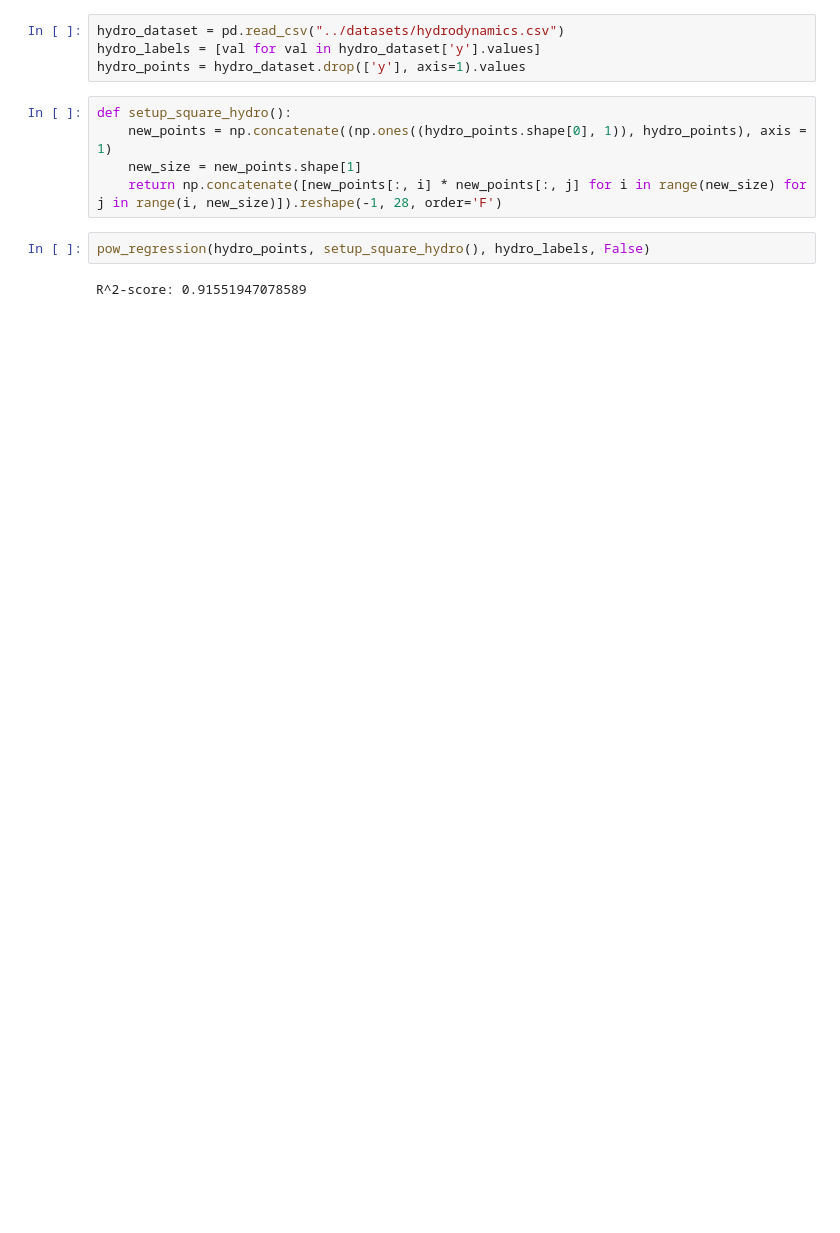
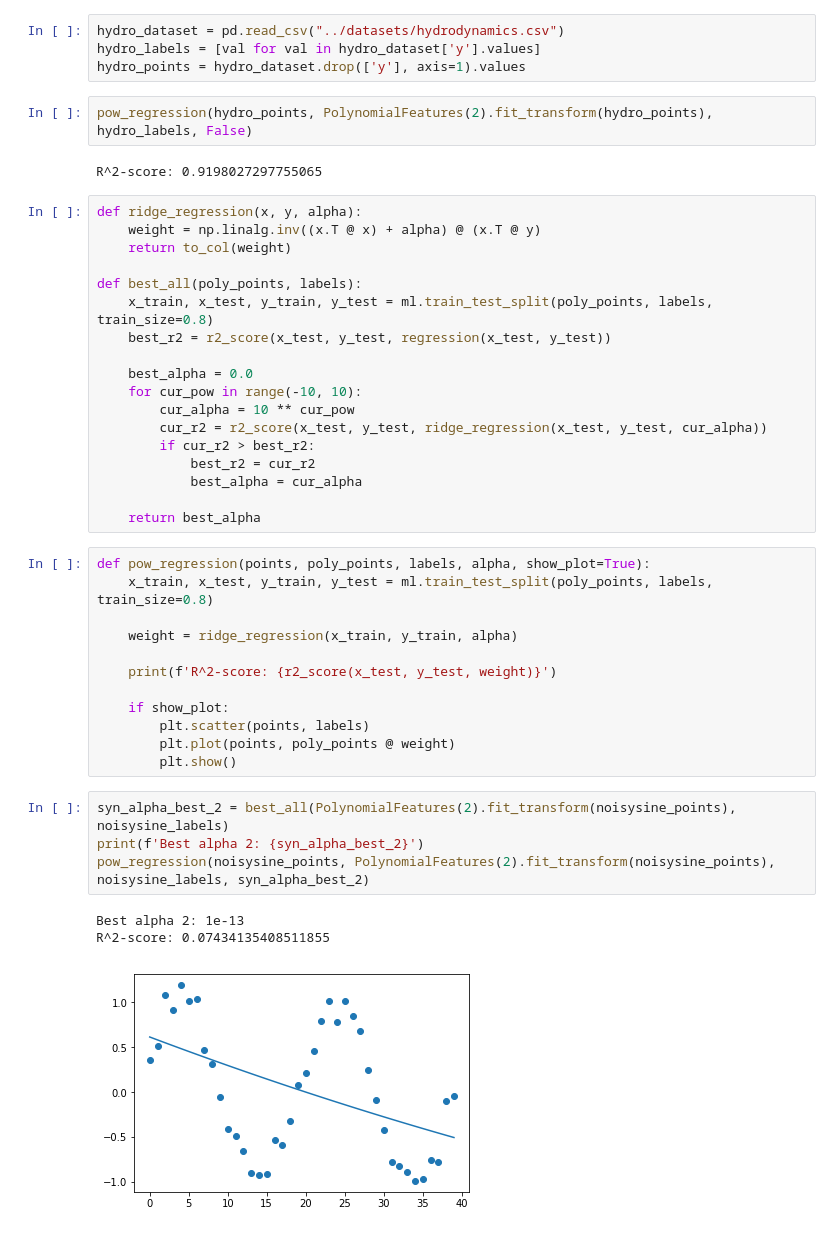
Before and after one commit to TanVD/se-ml-course, a Jupyter notebook: 8/8.ipynb, the cells around one changed output. Drawn from its saved outputs; the diff is of its cells as text; blank space fills up the shorter version.

```diff
--- a/8/8.ipynb
+++ b/8/8.ipynb
@@ -148,12 +146,45 @@ R^2-score: 0.9505093499136121
 hydro_dataset = pd.read_csv("../datasets/hydrodynamics.csv")
 hydro_labels = [val for val in hydro_dataset['y'].values]
 hydro_points = hydro_dataset.drop(['y'], axis=1).values
-# %%
-def setup_square_hydro():
-    new_points = np.concatenate((np.ones((hydro_points.shape[0], 1)), hydro_points), axis = 1)
-    new_size = new_points.shape[1]
-    return np.concatenate([new_points[:, i] * new_points[:, j] for i in range(new_size) for j in range(i, new_size)]).reshape(-1, 28, order='F')
 # %%
-pow_regression(hydro_points, setup_square_hydro(), hydro_labels, False)
+pow_regression(hydro_points, PolynomialFeatures(2).fit_transform(hydro_points), hydro_labels, False)
 # %% [output]
-R^2-score: 0.91551947078589
+R^2-score: 0.9198027297755065
+# %%
+def ridge_regression(x, y, alpha):
+    weight = np.linalg.inv((x.T @ x) + alpha) @ (x.T @ y)
+    return to_col(weight)
+
+def best_all(poly_points, labels):
+    x_train, x_test, y_train, y_test = ml.train_test_split(poly_points, labels, train_size=0.8)
+    best_r2 = r2_score(x_test, y_test, regression(x_test, y_test))
+
+    best_alpha = 0.0
+    for cur_pow in range(-10, 10):
+        cur_alpha = 10 ** cur_pow
+        cur_r2 = r2_score(x_test, y_test, ridge_regression(x_test, y_test, cur_alpha))
+        if cur_r2 > best_r2:
+            best_r2 = cur_r2
+            best_alpha = cur_alpha
+
+    return best_alpha
+# %%
+def pow_regression(points, poly_points, labels, alpha, show_plot=True):
+    x_train, x_test, y_train, y_test = ml.train_test_split(poly_points, labels, train_size=0.8)
+
+    weight = ridge_regression(x_train, y_train, alpha)
+
+    print(f'R^2-score: {r2_score(x_test, y_test, weight)}')
+
+    if show_plot:
+        plt.scatter(points, labels)
+        plt.plot(points, poly_points @ weight)
+        plt.show()
+# %%
+syn_alpha_best_2 = best_all(PolynomialFeatures(2).fit_transform(noisysine_points), noisysine_labels)
+print(f'Best alpha 2: {syn_alpha_best_2}')
+pow_regression(noisysine_points, PolynomialFeatures(2).fit_transform(noisysine_points), noisysine_labels, syn_alpha_best_2)
+# %% [output]
+Best alpha 2: 1e-13
+R^2-score: 0.07434135408511855
+[figure, added]
```
Also changed, not shown: parts of 11 cells of this notebook.
